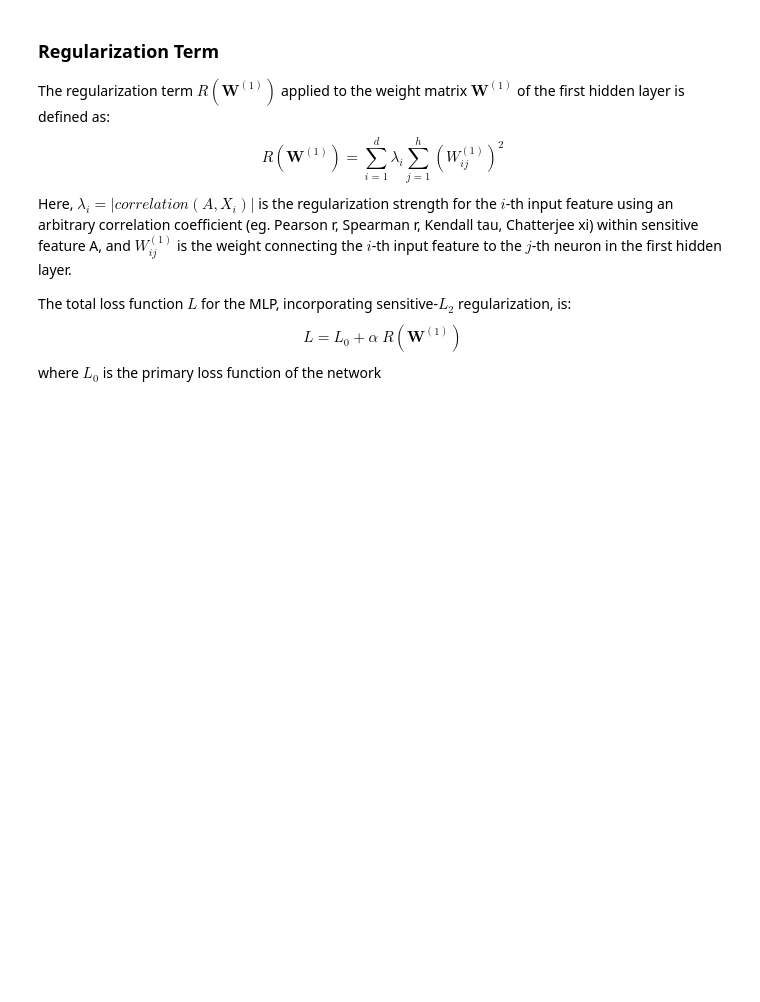
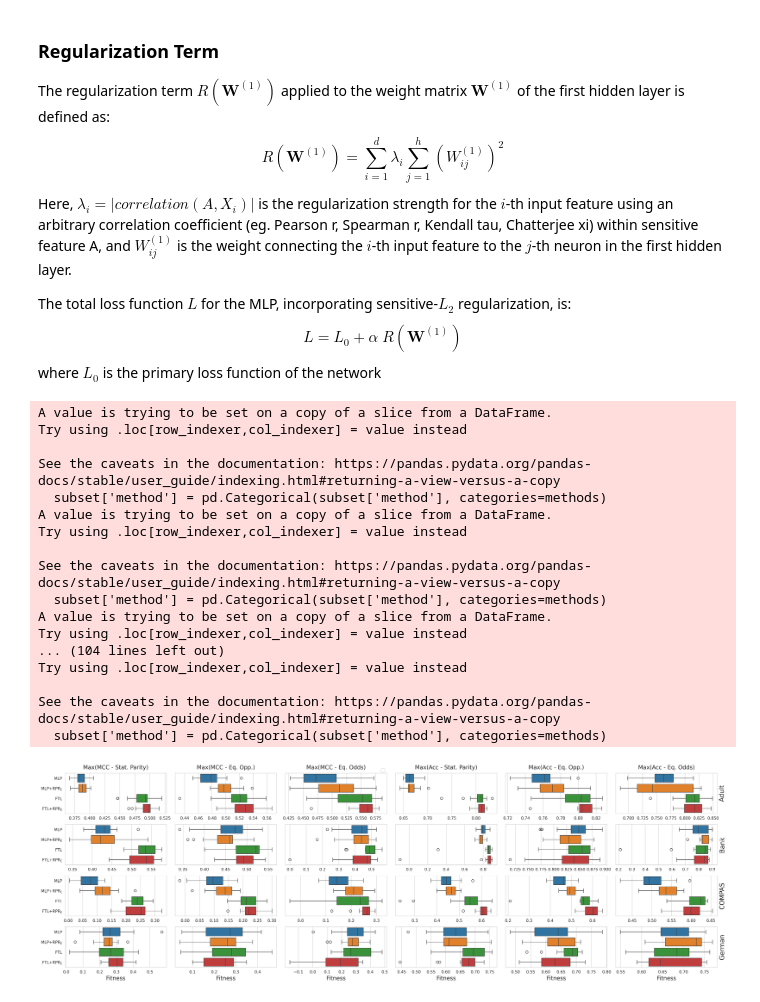
Before and after one commit to ygorcanalli/RedliningPenaltyRegularizer, a Jupyter notebook: notebooks/main_results/plot_agg.ipynb, the cells around one changed output. Drawn from its saved outputs; the diff is of its cells as text; code cells hidden in the pictures; blank space fills up the shorter version.

```diff
--- a/notebooks/main_results/plot_agg.ipynb
+++ b/notebooks/main_results/plot_agg.ipynb
@@ -137,6 +137,75 @@ Here, $\lambda_i = |correlation(A,X_i)|$ is the regularization strength for the
 The total loss function $L$ for the MLP, incorporating sensitive-$L_2$ regularization, is:
 $$L = L_0 + \alpha \; R(\mathbf{W}^{(1)})$$
 where $L_0$ is the primary loss function of the network
+# %%
+# 4 datasets x 6 fitness rules
+fig, axes = plt.subplots(nrows=4, ncols=6, figsize=(24, 8), sharex=False)
+fig.subplots_adjust(hspace=0.4, wspace=0.3)
+
+# Iterate through datasets (rows) and fitness rules (columns)
+for i, dataset in enumerate(datasets):
+    for j, fitness_rule in enumerate(fitness_rules):
+        ax = axes[i, j]
+
+        # Filter data for current dataset and fitness rule
+        subset = results[(results.dataset == dataset) & (results.fitness_rule == fitness_rule)]
+        subset['method'] = pd.Categorical(subset['method'], categories=methods)
+        subset = subset.sort_values(by='method')
+
+        # Create boxplot
+        boxplot = sns.boxplot(data=subset, hue='method', x='fitness', y='method', ax=ax)
+
+        # Set titles and labels
+        if i == 0:  # First row - add fitness rule titles
+            ax.set_title(fitness_rules_abvr[fitness_rule], fontsize=14, pad=10)
+        else:
+            ax.set_title('')
+
+        ax.yaxis.set_label_position("right")
+        #ax.yaxis.label.set_rotation(270)
+        if j == len(fitness_rules) - 1:  # Last column - add dataset labels
+            ax.set_ylabel(dataset, fontsize=16)
+        else:
+            ax.set_ylabel('')
+
+        # Remove x-axis labels except for bottom row
+        if i < len(datasets) - 1:
+            ax.set_xlabel('')
+        else:
+            ax.set_xlabel('Fitness', fontsize=14)
+
+        # Remove y-axis tick labels except for first column
+        if j > 0:
+            ax.set_yticklabels([])
+
+# Add a single legend for the entire figure
+handles, labels = axes[0, 0].get_legend_handles_labels()
+fig.legend(handles, labels, loc='upper center', bbox_to_anchor=(0.5, 0.95), ncol=4, fontsize=12)
+
+plt.tight_layout()
+plt.subplots_adjust(top=0.92)  # Make room for the legend
+plt.savefig('plots/boxplot_grid_rpr.pdf', bbox_inches='tight')
+plt.savefig('plots/boxplot_grid_rpr.png', bbox_inches='tight')
+plt.show()
+# %% [output]
+A value is trying to be set on a copy of a slice from a DataFrame.
+Try using .loc[row_indexer,col_indexer] = value instead
+
+See the caveats in the documentation: https://pandas.pydata.org/pandas-docs/stable/user_guide/indexing.html#returning-a-view-versus-a-copy
+  subset['method'] = pd.Categorical(subset['method'], categories=methods)
+A value is trying to be set on a copy of a slice from a DataFrame.
+Try using .loc[row_indexer,col_indexer] = value instead
+
+See the caveats in the documentation: https://pandas.pydata.org/pandas-docs/stable/user_guide/indexing.html#returning-a-view-versus-a-copy
+  subset['method'] = pd.Categorical(subset['method'], categories=methods)
+A value is trying to be set on a copy of a slice from a DataFrame.
+Try using .loc[row_indexer,col_indexer] = value instead
+... (104 lines left out)
+Try using .loc[row_indexer,col_indexer] = value instead
+
+See the caveats in the documentation: https://pandas.pydata.org/pandas-docs/stable/user_guide/indexing.html#returning-a-view-versus-a-copy
+  subset['method'] = pd.Categorical(subset['method'], categories=methods)
+[figure, added]
 # %%
 for fitness_rule in fitness_rules:
     fig, axes = plt.subplots(nrows=4, ncols=1, figsize=(4, 6))
```
Also changed, not shown: parts of 4 cells of this notebook, 14 other files.
